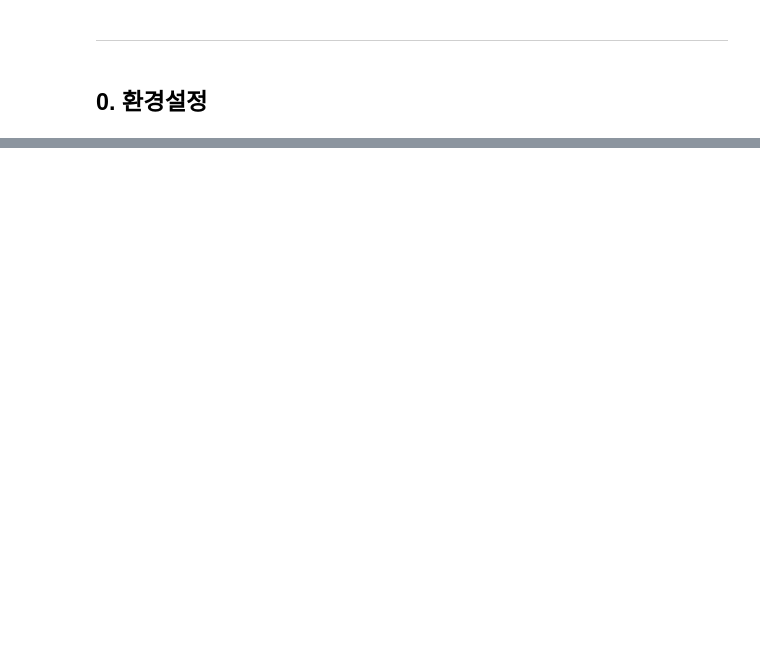
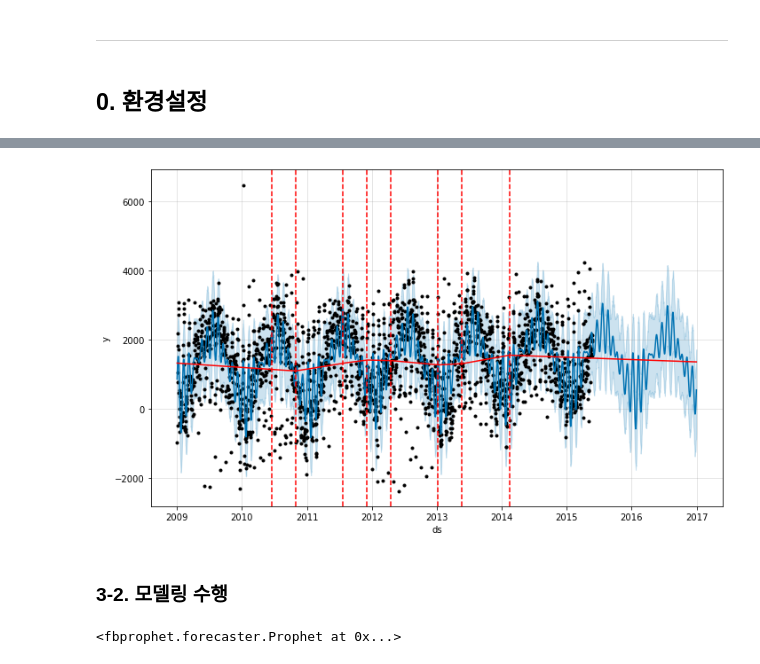
Before and after one commit to JoARa5820/PROJECT, a Jupyter notebook: project_4/Prophet(Time-Series).ipynb, the cells around one changed output, grey strips where cells are left out. Drawn from its saved outputs; the diff is of its cells as text; code cells hidden in the pictures; blank space fills up the shorter version.

```diff
--- a/project_4/Prophet(Time-Series).ipynb
+++ b/project_4/Prophet(Time-Series).ipynb
@@ -345,0 +265,52 @@ result2
+# %%
+## 파라미터에 따른 결과 확인 : 빨간 실선은 트렌드를 의미하며, 빨간 점선은 트렌드가 변화하는 changepoint 를 의미
+model = Prophet(
+                    ### Trend
+                    # changepoints             # 트렌드 변화시점을 명시하는 리스트 값
+                    changepoint_prior_scale = 0.5,  # changepoint의 유연성 조절(default : 0.05)
+                    n_changepoints = 14,           # changepoint의 개수
+                    # changepoint_range        # changepoint 설정 가능 범위(기본적으로 데이터 중 80% 범위 내에서 changepoint를 설정)
+
+                    ### Seasonality
+                    yearly_seasonality = 15,  # 연 계절성(default : 10 / 숫자값 또는 False로 조절)
+                    weekly_seasonality = False,  # 주 계절성(default : 10 / 숫자값 또는 False로 조절)
+                    daily_seasonality = False,   # 일 계절성(default : 10 / 숫자값 또는 False로 조절)
+                    # seasonality_prior_scale = 15,  # 계절성 반영 강도
+                    # seasonality_mode = 'multiplicative',  # 'additive' or 'multiplicative' (default : additive)
+
+                    ### Holiday
+                    # holidays,                 # 휴일 또는 이벤트 기간을 명시한 데이터프레임
+                    # holiday_prior_scale,      # holiday 반영 강도
+)
+model.fit(train_data)
+future = model.make_future_dataframe(periods = test_cnt)
+forecast = model.predict(future)
+fig = model.plot(forecast)
+a = add_changepoints_to_plot(fig.gca(), model, forecast)
+# %% [output]
+[figure, added]
+# %% [markdown]
+### 3-2. 모델링 수행
+# %%
+## 모델 생성
+model = Prophet(
+                    ### Trend
+                    # changepoints             # 트렌드 변화시점을 명시하는 리스트 값
+                    changepoint_prior_scale = 0.5,  # changepoint의 유연성 조절(default : 0.05)
+                    n_changepoints = 14,           # changepoint의 개수
+                    # changepoint_range        # changepoint 설정 가능 범위(기본적으로 데이터 중 80% 범위 내에서 changepoint를 설정)
+
+                    ### Seasonality
+                    yearly_seasonality = 15,  # 연 계절성(default : 10 / 숫자값 또는 False로 조절)
+                    weekly_seasonality = False,  # 주 계절성(default : 10 / 숫자값 또는 False로 조절)
+                    daily_seasonality = False,   # 일 계절성(default : 10 / 숫자값 또는 False로 조절)
+                    # seasonality_prior_scale = 15,  # 계절성 반영 강도
+                    # seasonality_mode = 'multiplicative',  # 'additive' or 'multiplicative' (default : additive)
+
+                    ### Holiday
+                    # holidays,                 # 휴일 또는 이벤트 기간을 명시한 데이터프레임
+                    # holiday_prior_scale,      # holiday 반영 강도
+)
+model.fit(train_data)
+# %% [output]
+<fbprophet.forecaster.Prophet at 0x...>
```
Also changed, not shown: parts of 27 cells of this notebook.
